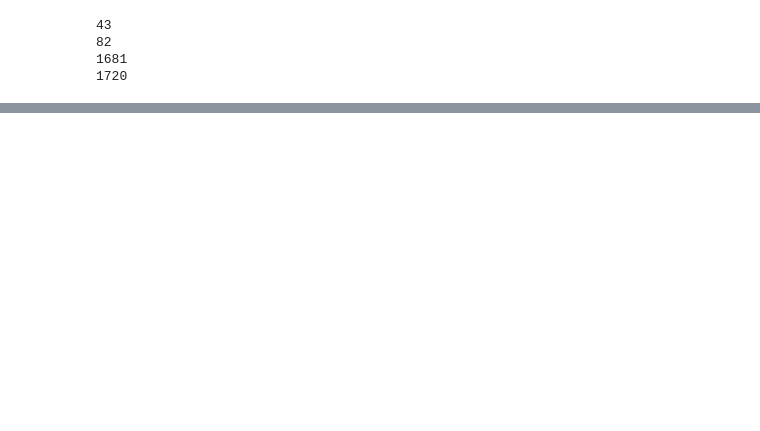
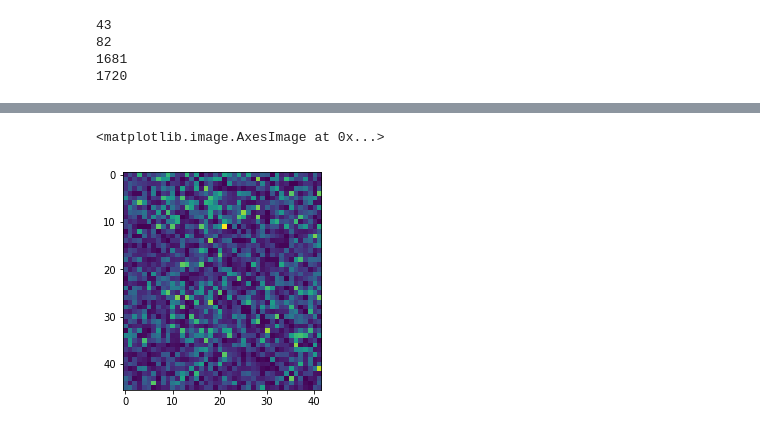
Before and after one commit to erinestafford/Bat_model, a Jupyter notebook: Australia data.ipynb, the cells around one changed output, grey strips where cells are left out. Drawn from its saved outputs; the diff is of its cells as text; code cells hidden in the pictures; blank space fills up the shorter version.

```diff
--- a/Australia data.ipynb
+++ b/Australia data.ipynb
@@ -197,3 +192,38 @@ patch_net
+# %%
+count = 0
+
+t = np.arange(365*24)
+#k1 = 50
+#fig,ax = plt.subplots(2,2, figsize = (10,10))
+#ax[0,0].plot(t, k1*np.cos(2*np.pi/365*t)+k1)
+#ax[0,1].plot(t, k1*np.cos((2*np.pi/365)*(t+90))+k1)
+#ax[1,0].plot(t, k1*np.sin((2*np.pi/365)*t)+k1)
+#ax[1,1].plot(t, k1*np.sin((2*np.pi/365)*(t-90))+k1)
+
+
+for i in range(classes_multi.shape[0]):
+    for j in range(classes_multi.shape[1]):
+        k1 = patch_net[count]['max_cc']
+        patch_net[count]['carrying_capacity_yr'] = k1*np.cos(2*np.pi/(24*365)*t)+k1
+        #if i < 46//2 and j<42//2:
+        #    patch_net[count]['carrying_capacity_yr'] = k1*np.cos(2*np.pi/(24*365)*t)+k1
+        #elif i < 46//2 and j>=42//2:
+        #    patch_net[count]['carrying_capacity_yr'] = k1*np.cos((2*np.pi/(24*365))*(t+90))+k1
+        #
+        #elif i >= 46//2 and j<42//2:
+        #    patch_net[count]['carrying_capacity_yr'] = k1*np.sin((2*np.pi/(24*365))*t)+k1
+        #
+        #elif i >= 46//2 and j>=42//2:
+        #    patch_net[count]['carrying_capacity_yr'] = k1*np.sin((2*np.pi/(24*365))*(t-90))+k1
+
+        count = count + 1
+# %%
+resources = np.asarray([patch_net[i]['init_resources'] for i in range(count)])
+# %%
+plt.imshow(resources.reshape(23*2,21*2))
+# %% [output]
+<matplotlib.image.AxesImage at 0x...>
+[figure, added]
 # %%
 import pickle
 
```
Also changed, not shown: parts of 9 cells of this notebook, 3 other files.
